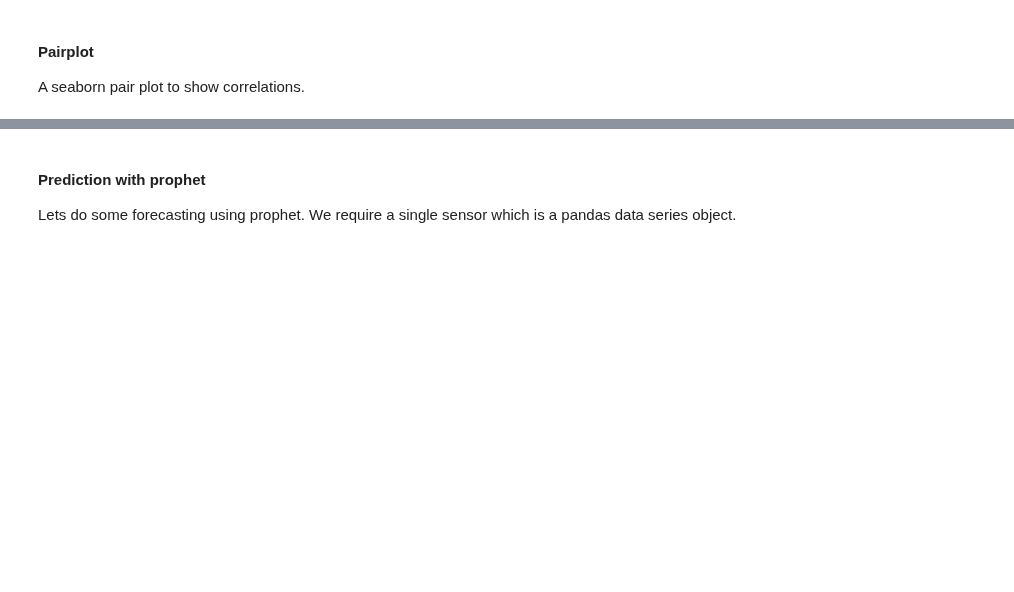
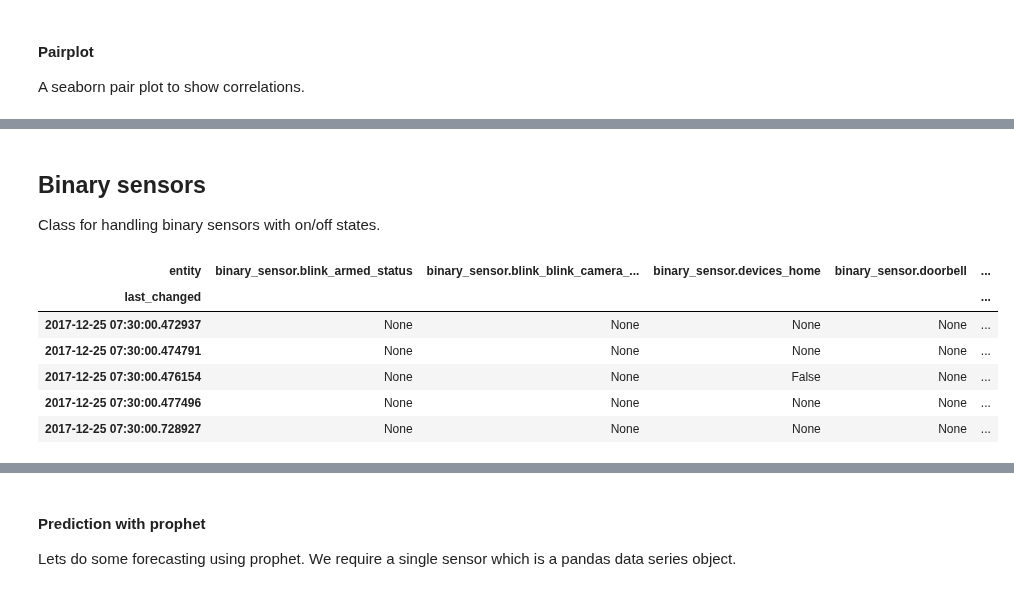
Before and after one commit to robmarkcole/HASS-data-detective, a Jupyter notebook: Usage of detective.ipynb, the cells around one changed output, grey strips where cells are left out. Cells and saved outputs as stored; diff of their text form; code cells hidden in the pictures; blank space fills up the shorter version.

Commit message:
Adds binary sensor class
Adds binary sensor class. Need to consider if better to represent
binary as 0, 1.

```diff
--- a/Usage of detective.ipynb
+++ b/Usage of detective.ipynb
@@ -113,0 +110,54 @@ sns.pairplot(sensors_num.data[to_plot]);
+# %% [markdown]
+## Binary sensors
+Class for handling binary sensors with on/off states.
+# %%
+class BinarySensors():
+    """
+    Class handling binary sensor data.
+    """
+    def __init__(self, master_df):
+        # Extract all the numerical sensors
+        binary_df = master_df.query(
+            'domain == "binary_sensor"')
+
+        # List of sensors
+        entities = list(
+            binary_df.index.get_level_values('entity').unique())
+        self._entities = entities
+
+        # Binarise
+        binary_df['state'] = binary_df['state'].apply(
+            lambda x: helpers.binary_state(x))
+
+        # Pivot
+        binary_df = binary_df.pivot_table(
+            index='last_changed', columns='entity', values='state')
+
+        # Index to datetime
+        binary_df.index = pd.to_datetime(binary_df.index)
+        binary_df.index = binary_df.index.tz_localize(None)
+
+        self._binary_df = binary_df.copy()
+        return
+
+    @property
+    def data(self):
+        """Return the dataframe holding numerical sensor data."""
+        return self._binary_df
+
+    @property
+    def entities(self):
+        """Return the list of sensors entities."""
+        return self._entities
+# %%
+sensors_binary = BinarySensors(parser.master_df)
+# %%
+sensors_binary.data.head()
+# %% [output]
+| entity | binary_sensor.blink_armed_status | binary_sensor.blink_blink_camera_... | binary_sensor.devices_home | binary_sensor.doorbell | ... |
+| last_changed |  |  |  |  | ... |
+| 2017-12-25 07:30:00.472937 | None | None | None | None | ... |
+| 2017-12-25 07:30:00.474791 | None | None | None | None | ... |
+| 2017-12-25 07:30:00.476154 | None | None | False | None | ... |
+| 2017-12-25 07:30:00.477496 | None | None | None | None | ... |
+| 2017-12-25 07:30:00.728927 | None | None | None | None | ... |
```
Also changed, not shown: parts of 11 cells of this notebook, 2 other files.
